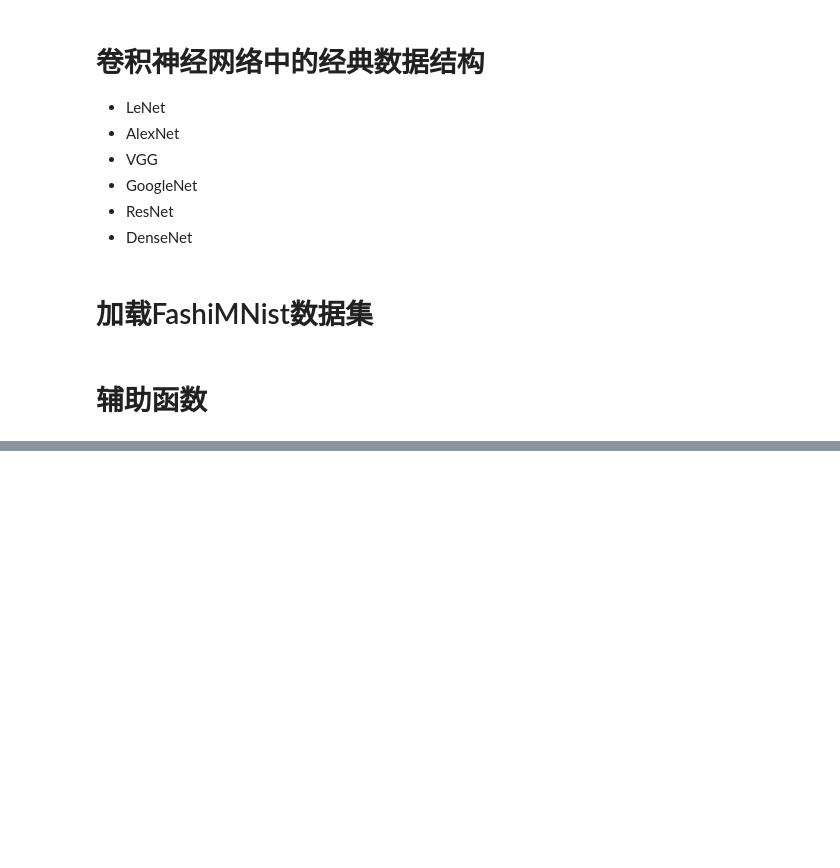
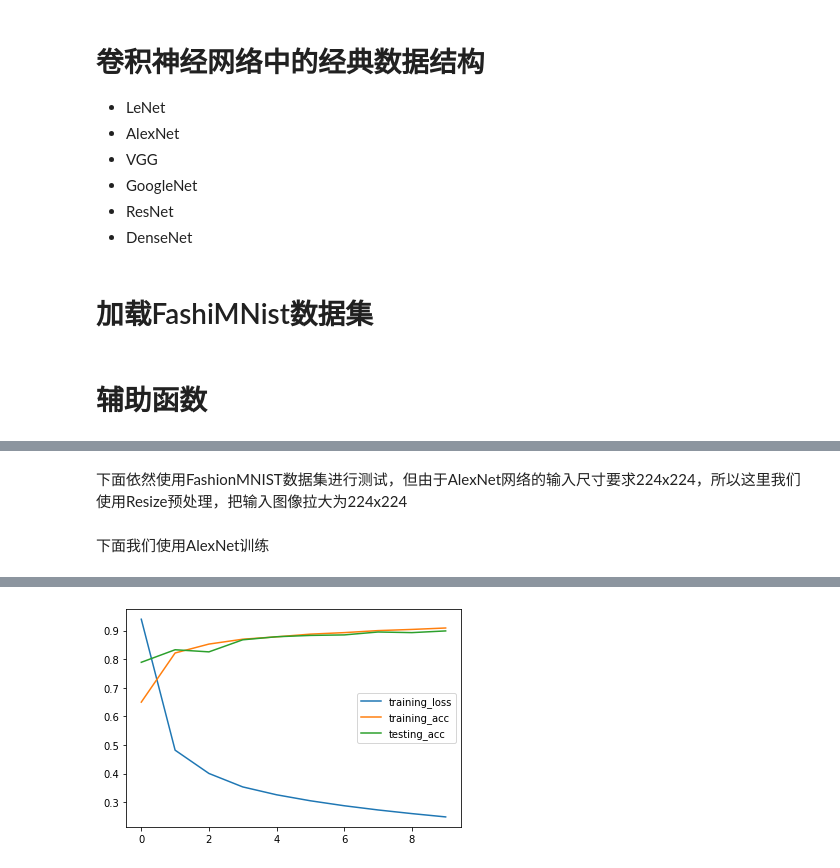
Before and after one commit to ronnyyoung/python-machine-learning, a Jupyter notebook: deep-learning/pytorch-notes/cnn_networks.ipynb, the cells around one changed output, grey strips where cells are left out. Drawn from its saved outputs; the diff is of its cells as text; code cells hidden in the pictures; blank space fills up the shorter version.

```diff
--- a/deep-learning/pytorch-notes/cnn_networks.ipynb
+++ b/deep-learning/pytorch-notes/cnn_networks.ipynb
@@ -132,0 +232,54 @@ the loss of epoch 19: 0.2575, accuracy on training set: 0.9035, accuracy on test
+# %% [markdown]
+下面依然使用FashionMNIST数据集进行测试，但由于AlexNet网络的输入尺寸要求224x224，所以这里我们使用Resize预处理，把输入图像拉大为224x224
+# %%
+trans = transforms.Compose([
+    transforms.Resize(224),
+    transforms.ToTensor()
+])
+training_data = torchvision.datasets.FashionMNIST(
+    root='./data/',
+    train=True,
+    download=True,
+    transform=trans
+)
+testing_data = torchvision.datasets.FashionMNIST(
+    root='./data/',
+    train=False,
+    download=True,
+    transform=trans
+)
+# %% [markdown]
+下面我们使用AlexNet训练
+# %%
+batch_size = 128
+learning_rate = 0.03
+epoch = 10
+device = torch.device('cuda:3')
+
+training_iter = torch.utils.data.DataLoader(training_data, batch_size=batch_size, shuffle=True)
+testing_iter = torch.utils.data.DataLoader(testing_data, batch_size=batch_size)
+
+model = nn.Sequential(
+    nn.Conv2d(in_channels=1, out_channels=96, kernel_size=11, stride=4), nn.ReLU(),
+    nn.MaxPool2d(kernel_size=3, stride=2),
+    nn.Conv2d(in_channels=96, out_channels=256, kernel_size=5, padding=2), nn.ReLU(),
+    nn.MaxPool2d(kernel_size=3, stride=2),
+    nn.Conv2d(256, 384, kernel_size=3, padding=1),nn.ReLU(),
+    nn.Conv2d(384, 384, kernel_size=3, padding=1),nn.ReLU(),
+    nn.Conv2d(384, 256, kernel_size=3, padding=1),nn.ReLU(),
+    nn.MaxPool2d(kernel_size=3, stride=2),
+    nn.Flatten(),
+    nn.Linear(6400, 4096), nn.ReLU(),nn.Dropout(p=0.5),
+    nn.Linear(4096, 4096), nn.ReLU(),nn.Dropout(p=0.5),
+    nn.Linear(4096,10)
+)
+
+def parameters_init(m):
+    if type(m) == nn.Linear or type(m) == nn.Conv2d:
+        nn.init.xavier_uniform_(m.weight)
+model.apply(parameters_init)
+model = model.to(device)
+loss = nn.CrossEntropyLoss()
+optimizer = torch.optim.SGD(model.parameters(), lr=learning_rate)
+train(training_iter, testing_iter, model, loss, optimizer, device=device, epoch=epoch, plot=True)
+# %% [output]
@@ -132,0 +296 @@ the loss of epoch 19: 0.2575, accuracy on training set: 0.9035, accuracy on test
+[figure, added]
```
Also changed, not shown: parts of 12 cells of this notebook, 1 other file.
